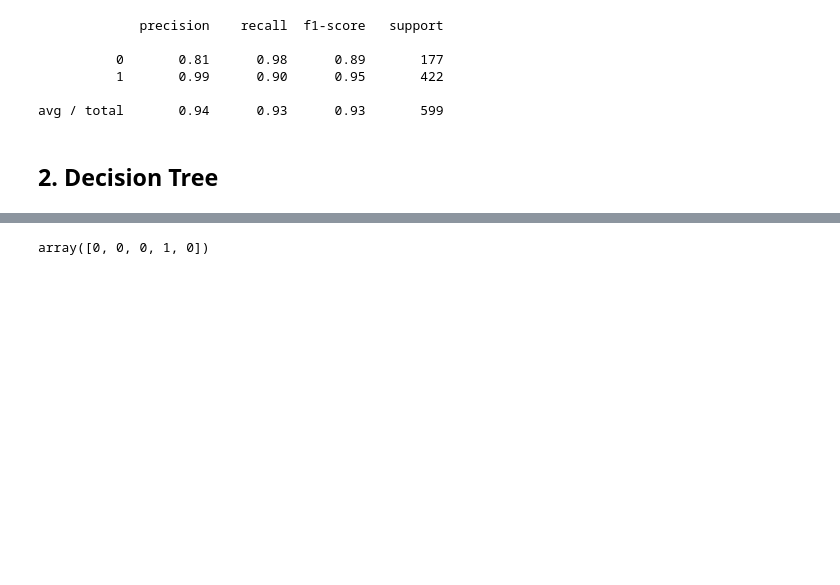
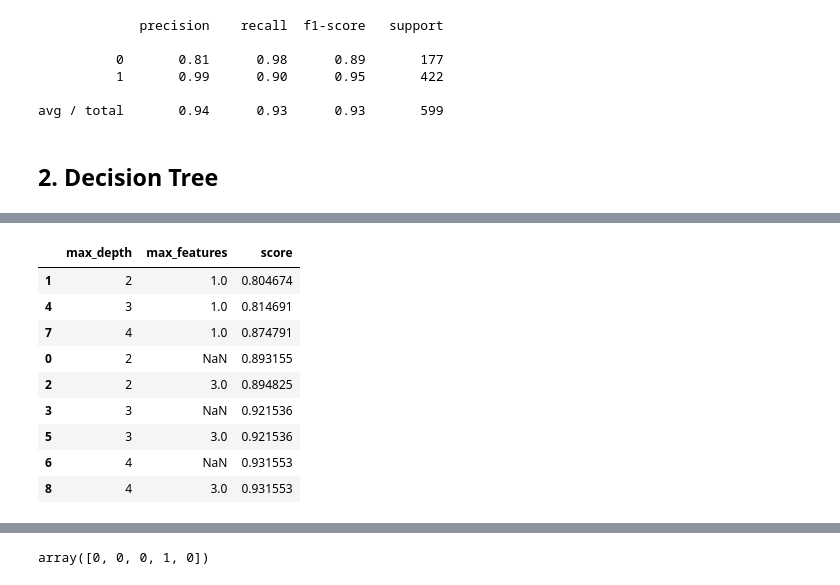
Before and after one commit to codeup-capstone-one/domestic-violence, a Jupyter notebook: dd-phase1.ipynb, the cells around one changed output, grey strips where cells are left out. Drawn from its saved outputs; the diff is of its cells as text; code cells hidden in the pictures; blank space fills up the shorter version.

```diff
--- a/dd-phase1.ipynb
+++ b/dd-phase1.ipynb
@@ -775,0 +796,3 @@ dtc = DecisionTreeClassifier(criterion='entropy', max_depth=3, random_state=0)
+# %%
+results = grid.cv_results_
+results.keys()
@@ -775,0 +801,3 @@ dtc = DecisionTreeClassifier(criterion='entropy', max_depth=3, random_state=0)
+# %%
+test_scores = results['mean_test_score']
+test_scores
@@ -775,0 +807,3 @@ dtc = DecisionTreeClassifier(criterion='entropy', max_depth=3, random_state=0)
+# %%
+params = results['params']
+params
@@ -776,3 +820,19 @@ dtc = DecisionTreeClassifier(criterion='entropy', max_depth=3, random_state=0)
+# %%
+for p, s in zip(params, test_scores):
+    p['score'] = s
+
+pd.DataFrame(params).sort_values(by='score')
+# %% [output]
+|  | max_depth | max_features | score |
+| 1 | 2 | 1.0 | 0.804674 |
+| 4 | 3 | 1.0 | 0.814691 |
+| 7 | 4 | 1.0 | 0.874791 |
+| 0 | 2 | NaN | 0.893155 |
+| 2 | 2 | 3.0 | 0.894825 |
+| 3 | 3 | NaN | 0.921536 |
+| 5 | 3 | 3.0 | 0.921536 |
+| 6 | 4 | NaN | 0.931553 |
+| 8 | 4 | 3.0 | 0.931553 |
 # %%
 dtc.fit(X_train, y_train)
 # %% [output]
```
Also changed, not shown: parts of 28 cells of this notebook.
